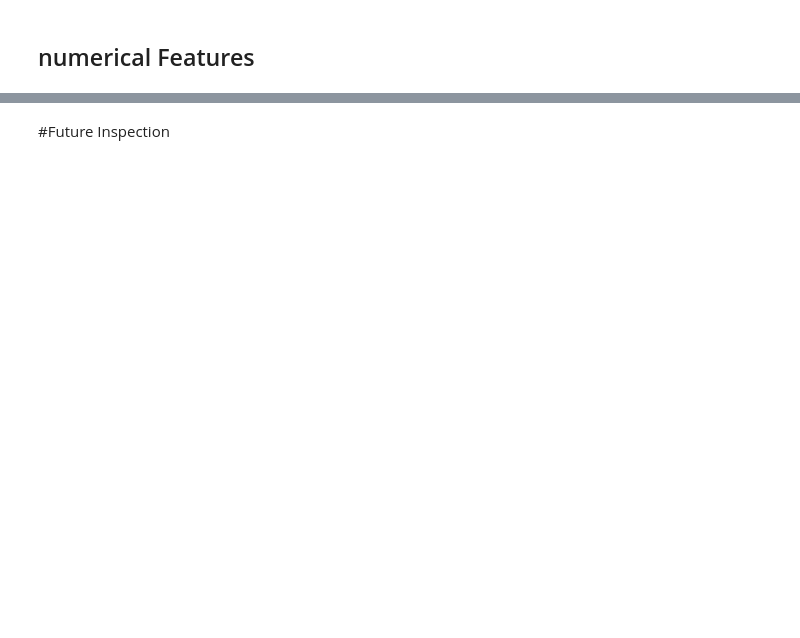
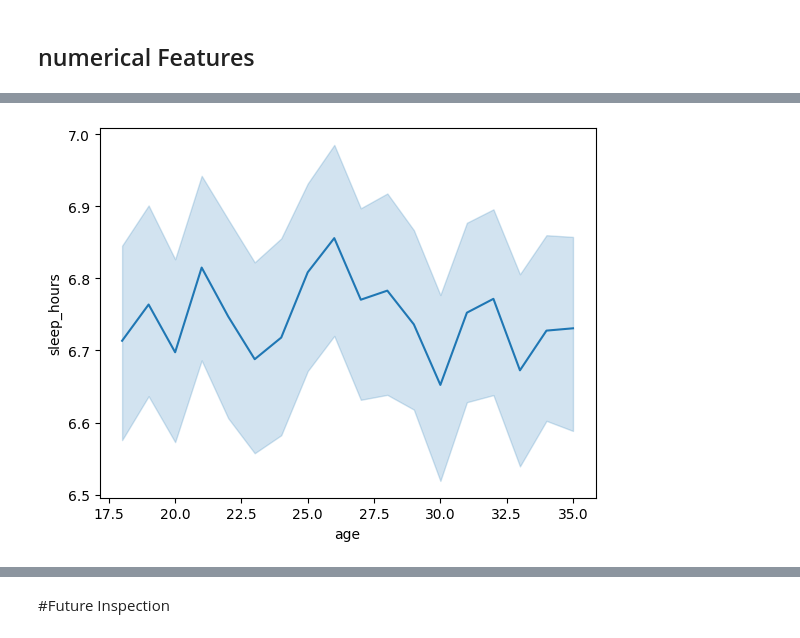
Before and after one commit to abeeraz379/Smartphone-Usage-Addiction-Analysis-, a Jupyter notebook: Smartphone_Usage_&_Addiction_Analysis_.ipynb, the cells around one changed output, grey strips where cells are left out. Saved outputs shown, nothing was run; the diff lists cells and outputs as text; code cells hidden in the pictures; blank space fills up the shorter version.

```diff
--- a/Smartphone_Usage_&_Addiction_Analysis_.ipynb
+++ b/Smartphone_Usage_&_Addiction_Analysis_.ipynb
@@ -204,0 +222,4 @@ sns.heatmap(crr,annot=True)
+# %%
+ax=sns.lineplot(x='age',y='sleep_hours',data=df)
+# %% [output]
+[figure, added]
```
Also changed, not shown: parts of 11 cells of this notebook.
